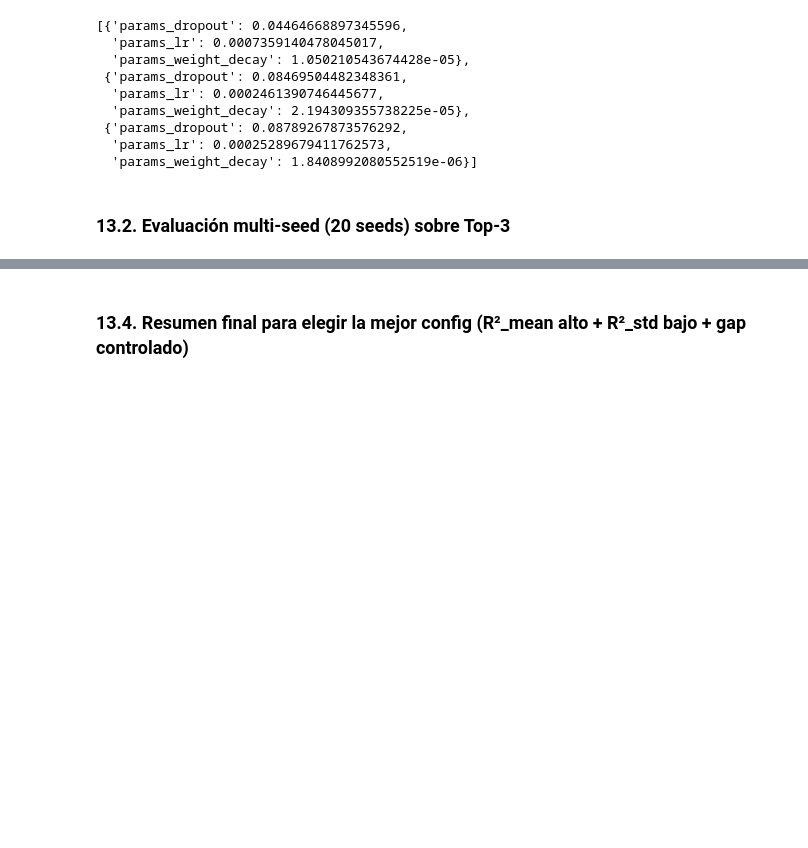
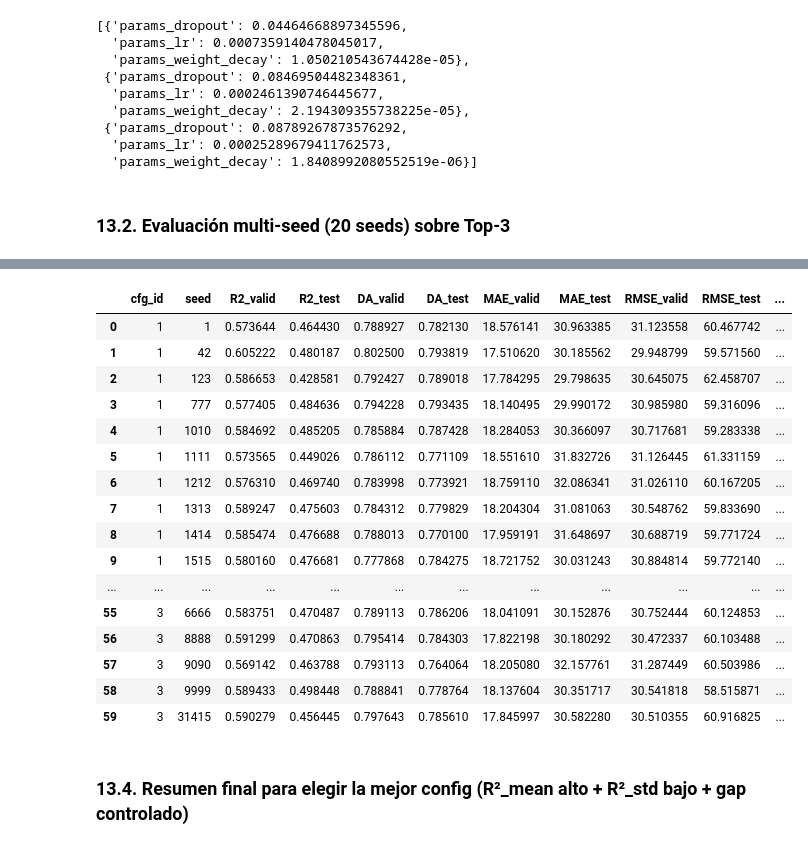
Before and after one commit to GUNAPILLCO/neural_profit, a Jupyter notebook: stage_07_model_analysis/seq2one/stage_07_02a_transformer_seq2one_tuning.ipynb, the cells around one changed output, grey strips where cells are left out. Drawn from its saved outputs; the diff is of its cells as text; code cells hidden in the pictures; blank space fills up the shorter version.

```diff
--- a/stage_07_model_analysis/seq2one/stage_07_02a_transformer_seq2one_tuning.ipynb
+++ b/stage_07_model_analysis/seq2one/stage_07_02a_transformer_seq2one_tuning.ipynb
@@ -3011,3 +3029,23 @@ df_ms.head()
+# %%
+df_ms
+# %% [output]
+|  | cfg_id | seed | R2_valid | R2_test | DA_valid | DA_test | MAE_valid | MAE_test | RMSE_valid | RMSE_test | ... |
+| 0 | 1 | 1 | 0.573644 | 0.464430 | 0.788927 | 0.782130 | 18.576141 | 30.963385 | 31.123558 | 60.467742 | ... |
+| 1 | 1 | 42 | 0.605222 | 0.480187 | 0.802500 | 0.793819 | 17.510620 | 30.185562 | 29.948799 | 59.571560 | ... |
+| 2 | 1 | 123 | 0.586653 | 0.428581 | 0.792427 | 0.789018 | 17.784295 | 29.798635 | 30.645075 | 62.458707 | ... |
+| 3 | 1 | 777 | 0.577405 | 0.484636 | 0.794228 | 0.793435 | 18.140495 | 29.990172 | 30.985980 | 59.316096 | ... |
+| 4 | 1 | 1010 | 0.584692 | 0.485205 | 0.785884 | 0.787428 | 18.284053 | 30.366097 | 30.717681 | 59.283338 | ... |
+| 5 | 1 | 1111 | 0.573565 | 0.449026 | 0.786112 | 0.771109 | 18.551610 | 31.832726 | 31.126445 | 61.331159 | ... |
+| 6 | 1 | 1212 | 0.576310 | 0.469740 | 0.783998 | 0.773921 | 18.759110 | 32.086341 | 31.026110 | 60.167205 | ... |
+| 7 | 1 | 1313 | 0.589247 | 0.475603 | 0.784312 | 0.779829 | 18.204304 | 31.081063 | 30.548762 | 59.833690 | ... |
+| 8 | 1 | 1414 | 0.585474 | 0.476688 | 0.788013 | 0.770100 | 17.959191 | 31.648697 | 30.688719 | 59.771724 | ... |
+| 9 | 1 | 1515 | 0.580160 | 0.476681 | 0.777868 | 0.784275 | 18.721752 | 30.031243 | 30.884814 | 59.772140 | ... |
+| ... | ... | ... | ... | ... | ... | ... | ... | ... | ... | ... | ... |
+| 55 | 3 | 6666 | 0.583751 | 0.470487 | 0.789113 | 0.786206 | 18.041091 | 30.152876 | 30.752444 | 60.124853 | ... |
+| 56 | 3 | 8888 | 0.591299 | 0.470863 | 0.795414 | 0.784303 | 17.822198 | 30.180292 | 30.472337 | 60.103488 | ... |
+| 57 | 3 | 9090 | 0.569142 | 0.463788 | 0.793113 | 0.764064 | 18.205080 | 32.157761 | 31.287449 | 60.503986 | ... |
+| 58 | 3 | 9999 | 0.589433 | 0.498448 | 0.788841 | 0.778764 | 18.137604 | 30.351717 | 30.541818 | 58.515871 | ... |
+| 59 | 3 | 31415 | 0.590279 | 0.456445 | 0.797643 | 0.785610 | 17.845997 | 30.582280 | 30.510355 | 60.916825 | ... |
 # %% [markdown]
 ### **13.4. Resumen final para elegir la mejor config (R²_mean alto + R²_std bajo + gap controlado)**
 # %%
```
Also changed, not shown: parts of 3 cells of this notebook.
